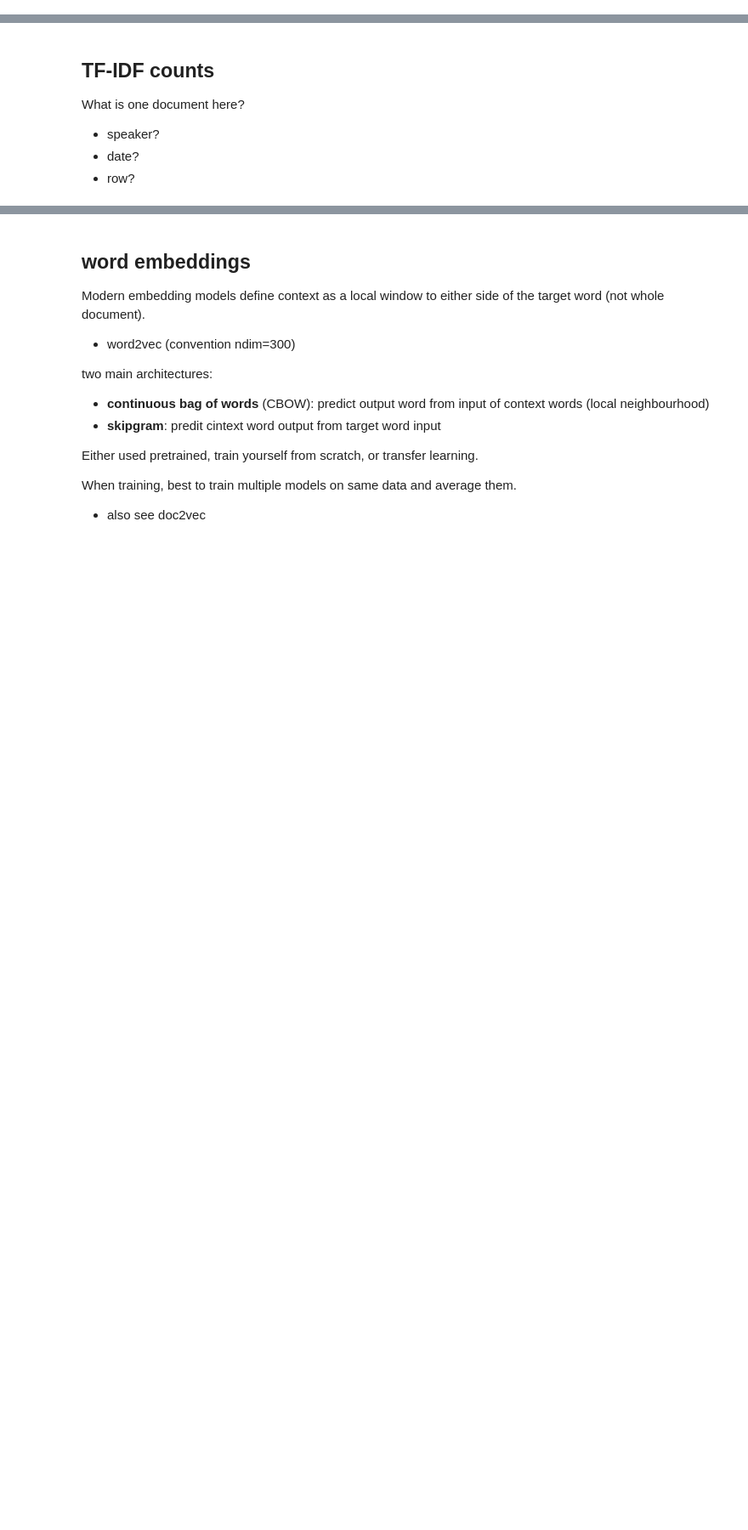
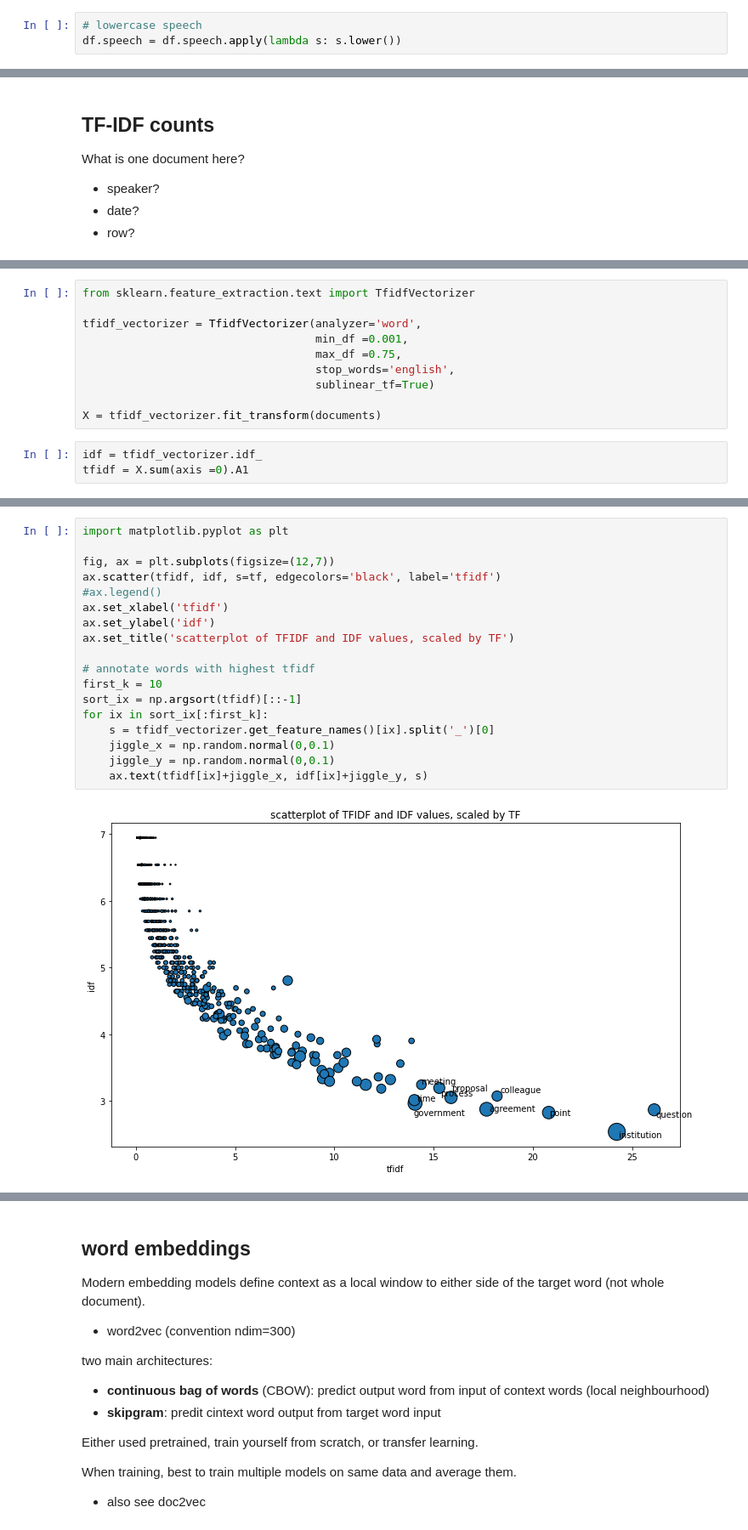
Before and after one commit to ariansajina/master-thesis, a Jupyter notebook: notebook.ipynb, the cells around one changed output, grey strips where cells are left out. Shown at 85% size. Drawn from its saved outputs; the diff is of its cells as text; blank space fills up the shorter version.

```diff
--- a/notebook.ipynb
+++ b/notebook.ipynb
@@ -38,5 +39,8 @@ df.head()
 - remove "Has entered the conference."
 - remove speaker computer
+# %%
+# lowercase speech
+df.speech = df.speech.apply(lambda s: s.lower())
 # %%
 # clean speaker
 
@@ -448,0 +495,13 @@ What is one document here?
+# %%
+from sklearn.feature_extraction.text import TfidfVectorizer
+
+tfidf_vectorizer = TfidfVectorizer(analyzer='word',
+                                   min_df =0.001,
+                                   max_df =0.75,
+                                   stop_words='english',
+                                   sublinear_tf=True)
+
+X = tfidf_vectorizer.fit_transform(documents)
+# %%
+idf = tfidf_vectorizer.idf_
+tfidf = X.sum(axis =0).A1
@@ -448,0 +525,20 @@ What is one document here?
+# %%
+import matplotlib.pyplot as plt
+
+fig, ax = plt.subplots(figsize=(12,7))
+ax.scatter(tfidf, idf, s=tf, edgecolors='black', label='tfidf')
+#ax.legend()
+ax.set_xlabel('tfidf')
+ax.set_ylabel('idf')
+ax.set_title('scatterplot of TFIDF and IDF values, scaled by TF')
+
+# annotate words with highest tfidf
+first_k = 10
+sort_ix = np.argsort(tfidf)[::-1]
+for ix in sort_ix[:first_k]:
+    s = tfidf_vectorizer.get_feature_names()[ix].split('_')[0]
+    jiggle_x = np.random.normal(0,0.1)
+    jiggle_y = np.random.normal(0,0.1)
+    ax.text(tfidf[ix]+jiggle_x, idf[ix]+jiggle_y, s)
+# %% [output]
+[figure, added]
```
Also changed, not shown: parts of 7 cells of this notebook.
